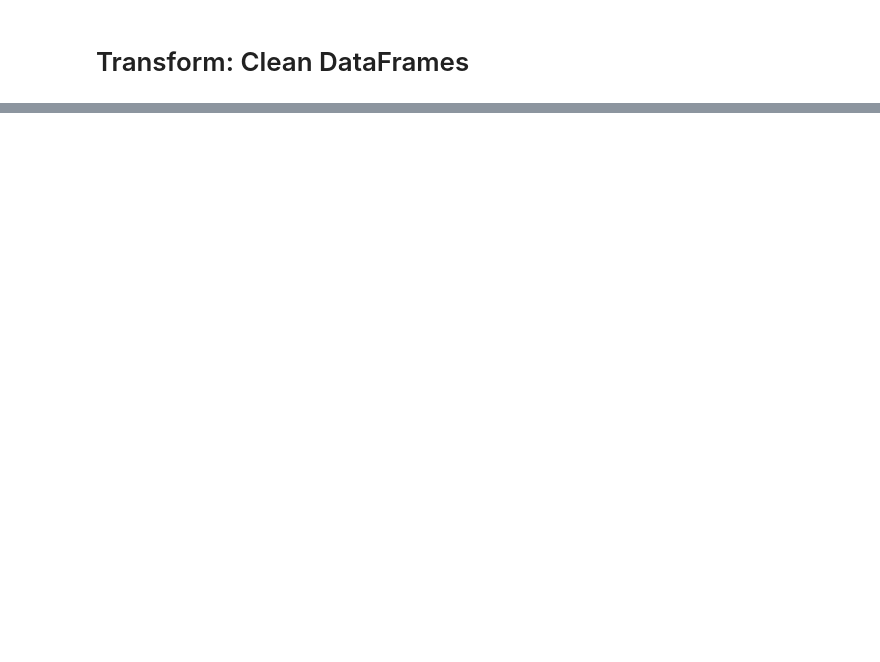
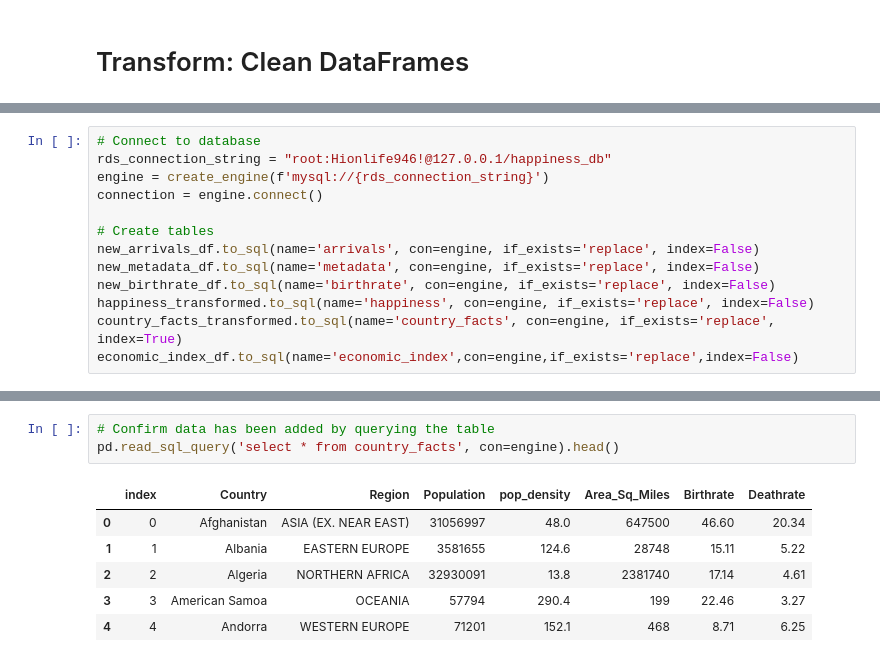
Before and after one commit to hollybergen/Data_Viz_GroupProj_ETL, a Jupyter notebook: Happiness_Master.ipynb, the cells around one changed output, grey strips where cells are left out. Saved outputs shown, nothing was run; the diff lists cells and outputs as text; blank space fills up the shorter version.

```diff
--- a/Happiness_Master.ipynb
+++ b/Happiness_Master.ipynb
@@ -114,0 +302,13 @@ Name: 2018, Length: 264, dtype: float64
+# %%
+# Connect to database
+rds_connection_string = "root:Hionlife946!@127.0.0.1/happiness_db"
+engine = create_engine(f'mysql://{rds_connection_string}')
+connection = engine.connect()
+
+# Create tables
+new_arrivals_df.to_sql(name='arrivals', con=engine, if_exists='replace', index=False)
+new_metadata_df.to_sql(name='metadata', con=engine, if_exists='replace', index=False)
+new_birthrate_df.to_sql(name='birthrate', con=engine, if_exists='replace', index=False)
+happiness_transformed.to_sql(name='happiness', con=engine, if_exists='replace', index=False)
+country_facts_transformed.to_sql(name='country_facts', con=engine, if_exists='replace', index=True)
+economic_index_df.to_sql(name='economic_index',con=engine,if_exists='replace',index=False)
@@ -114,0 +325,10 @@ Name: 2018, Length: 264, dtype: float64
+# %%
+# Confirm data has been added by querying the table
+pd.read_sql_query('select * from country_facts', con=engine).head()
+# %% [output]
+|  | index | Country | Region | Population | pop_density | Area_Sq_Miles | Birthrate | Deathrate |
+| 0 | 0 | Afghanistan | ASIA (EX. NEAR EAST) | 31056997 | 48.0 | 647500 | 46.60 | 20.34 |
+| 1 | 1 | Albania | EASTERN EUROPE | 3581655 | 124.6 | 28748 | 15.11 | 5.22 |
+| 2 | 2 | Algeria | NORTHERN AFRICA | 32930091 | 13.8 | 2381740 | 17.14 | 4.61 |
+| 3 | 3 | American Samoa | OCEANIA | 57794 | 290.4 | 199 | 22.46 | 3.27 |
+| 4 | 4 | Andorra | WESTERN EUROPE | 71201 | 152.1 | 468 | 8.71 | 6.25 |
```
Also changed, not shown: parts of 14 cells of this notebook, 1 other file.
